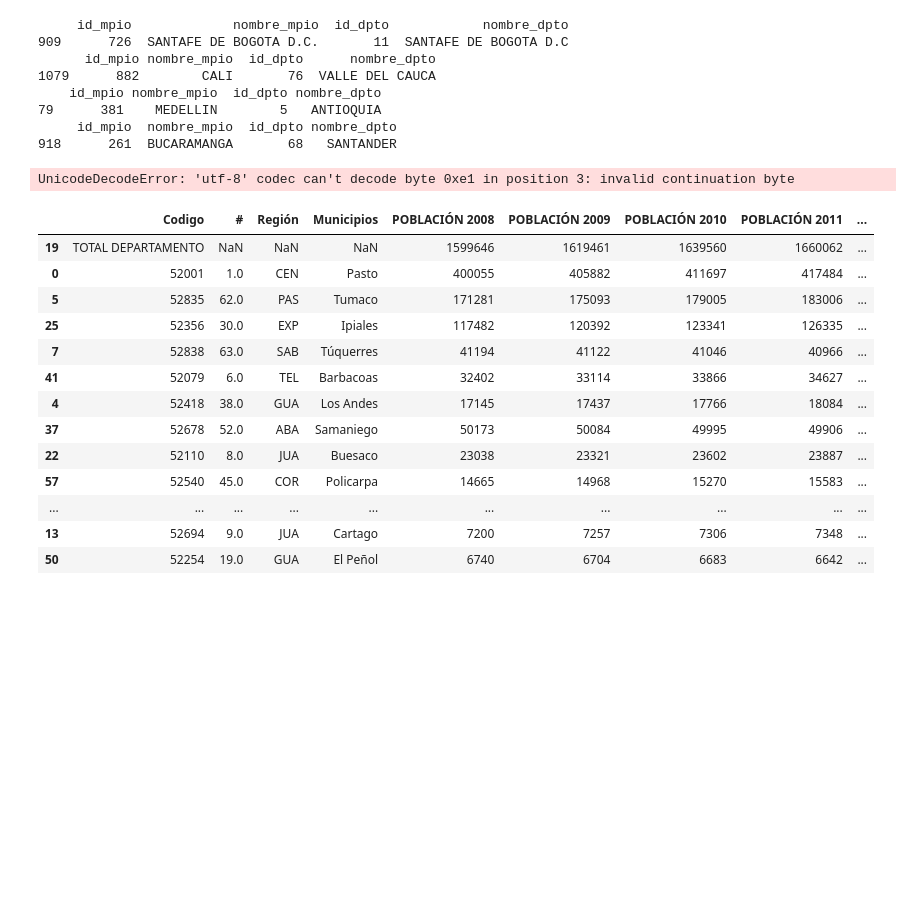
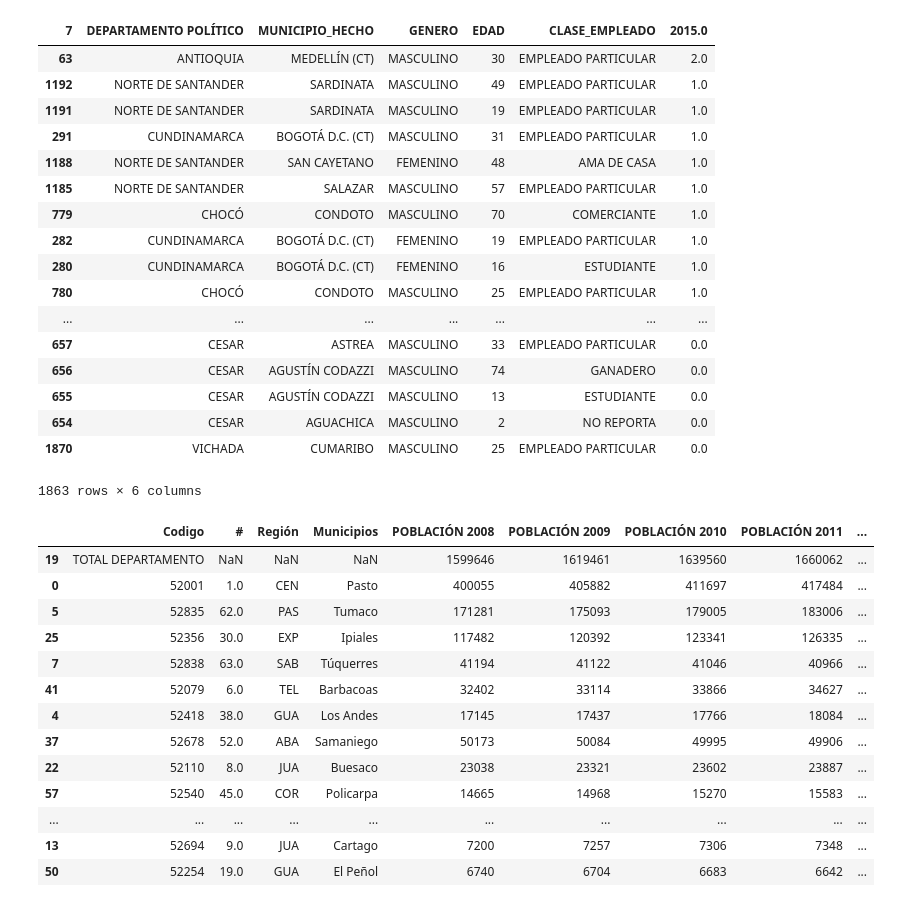
Before and after one commit to persas/Hack4Good, a Jupyter notebook: Conclusiones.ipynb, the cells around one changed output. Cells and saved outputs as stored; diff of their text form; code cells hidden in the pictures; blank space fills up the shorter version.

```diff
--- a/Conclusiones.ipynb
+++ b/Conclusiones.ipynb
@@ -10,11 +10,11 @@ mnpio3 = df_nombres.loc[df_nombres['id_mpio'] == 381]
 mnpio4 = df_nombres.loc[df_nombres['id_mpio'] == 261]
 
 #municipio con max trafico
-print(mnpio1)
-print(mnpio2)
-print(mnpio3)
-print(mnpio4)
 
+municipio1 =(' SANTAFE DE BOGOTA D.C.')
+municipio2 =(' CALI')
+municipio3 =(' MEDELLIN')
+municipio4 =(' BUCARAMANGA ')
 
 df_secuestros  = pd.read_csv('secuestro.csv', sep=',')
 df_agua = pd.read_csv('./data/agua.csv', sep=',')
@@ -24,47 +24,51 @@ df_agua['municipio'] = df_agua['municipio'].str.upper()
 #merged_df.sort_values(by=['],ascending=False)
 
 
 
 df_secuestros.columns.values
 df_secuestros = df_secuestros.drop(df_secuestros.columns[0], axis=1)
 df_secuestros = df_secuestros.drop(df_secuestros.columns[2], axis=1)
 df_secuestros = df_secuestros.drop(df_secuestros.columns[5], axis=1)
 df_secuestros = df_secuestros.drop(df_secuestros.columns[5], axis=1)
 df_secuestros = df_secuestros.drop(df_secuestros.columns[5], axis=1)
 df_secuestros = df_secuestros.drop(df_secuestros.columns[5], axis=1)
 df_secuestros = df_secuestros.drop(df_secuestros.columns[5], axis=1)
 df_secuestros = df_secuestros.drop(df_secuestros.columns[6], axis=1)
 
 df_secuestros = df_secuestros[7:]
 df_secuestros.columns = df_secuestros.iloc[0]
 df_secuestros = df_secuestros[1:]
 df_secuestros
 
 df_secuestros=df_secuestros.dropna(axis=0,how='any')
 
 df_secuestros =df_secuestros.sort_values(by=df_secuestros.columns[5],ascending=False)
 
 #municipios con mas secuestros en 2015
 secuestros1 = ('MEDELLÍN',2)
 secuestros1 = ('SARDINATA',2)
 secuestros1 = ('BOGOTÁ ',1)
 secuestros1 = ('SAN CAYETANO',1)
 df_secuestros
-
-
-
-df_necesidades =df_secuestros  = pd.read_csv('151106People_In_Need_Dpto.csv', sep=';')
-df_necesidades
 # %% [output]
+| 7 | DEPARTAMENTO POLÍTICO | MUNICIPIO_HECHO | GENERO | EDAD | CLASE_EMPLEADO | 2015.0 |
+| 63 | ANTIOQUIA | MEDELLÍN (CT) | MASCULINO | 30 | EMPLEADO PARTICULAR | 2.0 |
+| 1192 | NORTE DE SANTANDER | SARDINATA | MASCULINO | 49 | EMPLEADO PARTICULAR | 1.0 |
+| 1191 | NORTE DE SANTANDER | SARDINATA | MASCULINO | 19 | EMPLEADO PARTICULAR | 1.0 |
+| 291 | CUNDINAMARCA | BOGOTÁ D.C. (CT) | MASCULINO | 31 | EMPLEADO PARTICULAR | 1.0 |
+| 1188 | NORTE DE SANTANDER | SAN CAYETANO | FEMENINO | 48 | AMA DE CASA | 1.0 |
+| 1185 | NORTE DE SANTANDER | SALAZAR | MASCULINO | 57 | EMPLEADO PARTICULAR | 1.0 |
+| 779 | CHOCÓ | CONDOTO | MASCULINO | 70 | COMERCIANTE | 1.0 |
+| 282 | CUNDINAMARCA | BOGOTÁ D.C. (CT) | FEMENINO | 19 | EMPLEADO PARTICULAR | 1.0 |
+| 280 | CUNDINAMARCA | BOGOTÁ D.C. (CT) | FEMENINO | 16 | ESTUDIANTE | 1.0 |
+| 780 | CHOCÓ | CONDOTO | MASCULINO | 25 | EMPLEADO PARTICULAR | 1.0 |
+| ... | ... | ... | ... | ... | ... | ... |
+| 657 | CESAR | ASTREA | MASCULINO | 33 | EMPLEADO PARTICULAR | 0.0 |
+| 656 | CESAR | AGUSTÍN CODAZZI | MASCULINO | 74 | GANADERO | 0.0 |
+| 655 | CESAR | AGUSTÍN CODAZZI | MASCULINO | 13 | ESTUDIANTE | 0.0 |
+| 654 | CESAR | AGUACHICA | MASCULINO | 2 | NO REPORTA | 0.0 |
+| 1870 | VICHADA | CUMARIBO | MASCULINO | 25 | EMPLEADO PARTICULAR | 0.0 |
-     id_mpio             nombre_mpio  id_dpto            nombre_dpto
-909      726  SANTAFE DE BOGOTA D.C.       11  SANTAFE DE BOGOTA D.C
-      id_mpio nombre_mpio  id_dpto      nombre_dpto
-1079      882        CALI       76  VALLE DEL CAUCA
-    id_mpio nombre_mpio  id_dpto nombre_dpto
-79      381    MEDELLIN        5   ANTIOQUIA
-     id_mpio  nombre_mpio  id_dpto nombre_dpto
-918      261  BUCARAMANGA       68   SANTANDER
+1863 rows × 6 columns
-UnicodeDecodeError: 'utf-8' codec can't decode byte 0xe1 in position 3: invalid continuation byte
 # %%
 
 df_violencia  = pd.read_csv('./data/Violencia.csv', sep=',')
```
Also changed, not shown: parts of 1 cell of this notebook.
